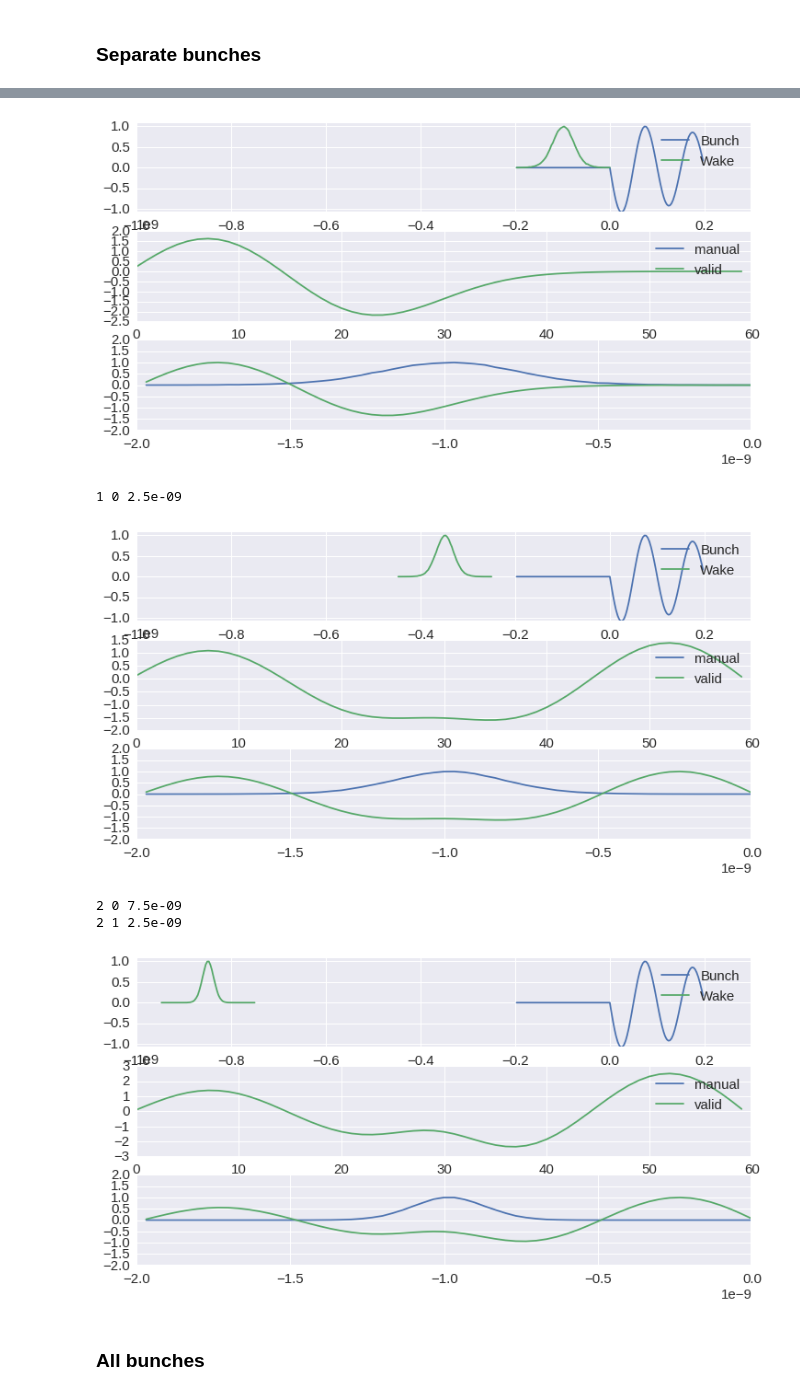
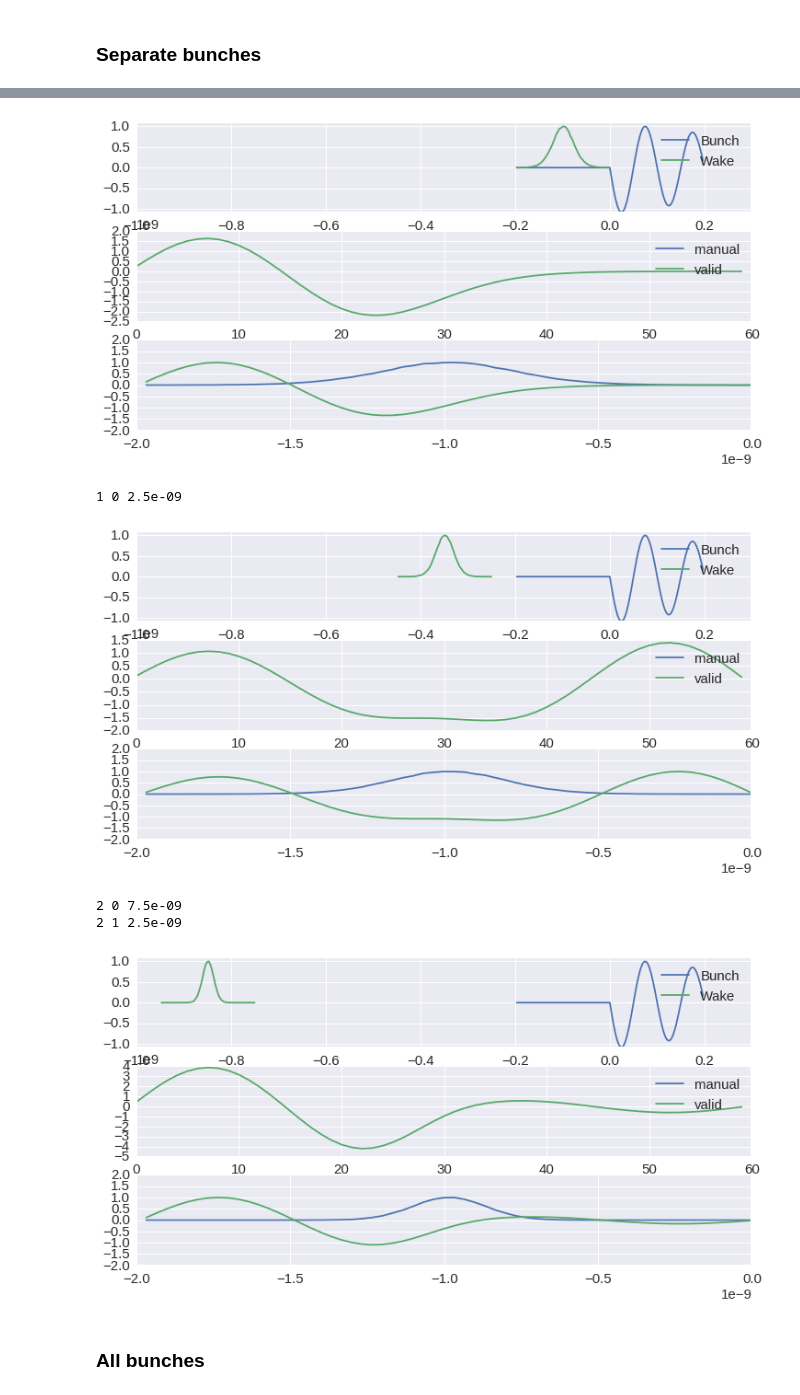
Before and after one commit to like2000/PyHEADTAIL_Tutorials, a Jupyter notebook: examples/001f_experiment_wakes.ipynb, the cells around one changed output, grey strips where cells are left out. Cells and saved outputs as stored; diff of their text form; code cells hidden in the pictures.

```diff
--- a/examples/001f_experiment_wakes.ipynb
+++ b/examples/001f_experiment_wakes.ipynb
@@ -144,15 +153,17 @@ plt.show()
 # %% [markdown]
 ### Separate bunches
 # %%
+%%cython
+
 delta_xp = []
 for i, s in enumerate(slices):
     dxp = 0.*times[i]
     t_target = times[i]
     s_target = slices[i]
     for j in range(i+1):
-        t_source = times[j] + dt[j-i]
+        t_source = times[j] + dt[i] - dt[j]
         s_source = slices[j]
-        print i, j, dt[i-j]
+        print "target-{:d} source-{:d} distance {:f}ns".format(i, j, (dt[i]-dt[j])*1e9)
         for k in range(s_target.n_slices):
             for l in range(s_source.n_slices)[::+1]:
                 dxp[k] += s_source.charge_per_slice[l]*wf(
@@ -182,38 +188,38 @@ for i, s in enumerate(slices):
 
     for j in range(i):
         print i, j, dt[i-j]
-        t_sources = times[j] + dt[i-j]
+        t_sources = times[j] + dt[i]-dt[j]
         t2 = np.concatenate((dts-t_sources[-1], (dts-t_sources[0])[1:]))
 
         dxp += np.convolve(slices[j].charge_per_slice, wf(t2))
         dxp_s += np.convolve(slices[j].charge_per_slice, wf(t2), mode='same')
         dxp_v += np.convolve(slices[j].charge_per_slice, wf(t2), mode='valid')
 
     dxp_list.append(dxp_v)
 
     fig, (ax1, ax2, ax3) = plt.subplots(3, figsize=(12,6))
 #     fig.patch.set_color("#848482")
 
     ax1.plot(t0, wf(t0)[::-1]/max(wf(t0)[::-1]))
     ax1.plot(dts-dts[-1]-dt[i], s.charge_per_slice/max(s.charge_per_slice))
     ax1.set_ylim((-1.1, 1.1))
     ax1.legend(['Bunch', 'Wake'])
     ax1.set_xlim(-10e-9, 3e-9)
     ax2.plot(delta_xp[i])
     ax2.plot(dxp_v)
     ax2.legend(['manual', 'valid'])
     ax3.plot(dts-dts[-1], s.charge_per_slice/max(s.charge_per_slice))
     ax3.plot(dts-dts[-1], dxp_v/max(dxp_v))
     ax3.set_ylim(-2, 2)
 
     plt.show()
 # %% [output]
 [figure]
 1 0 2.5e-09
 [figure]
 2 0 7.5e-09
 2 1 2.5e-09
-[figure, old version]
+[figure, new version]
 # %% [markdown]
 ### All bunches
 # %%
```
Also changed, not shown: parts of 5 cells of this notebook.
